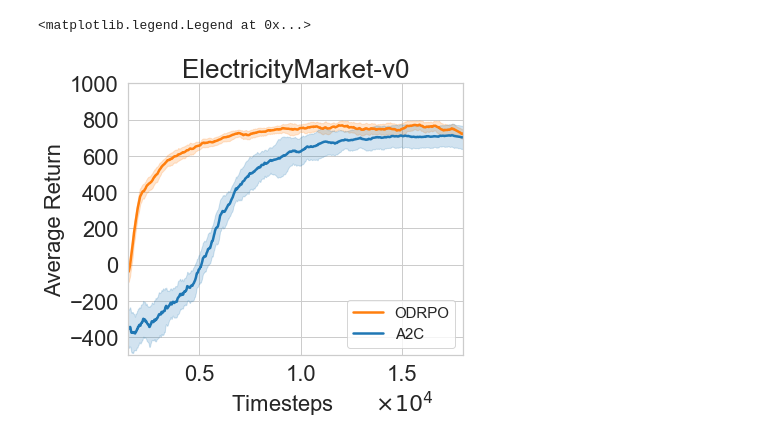
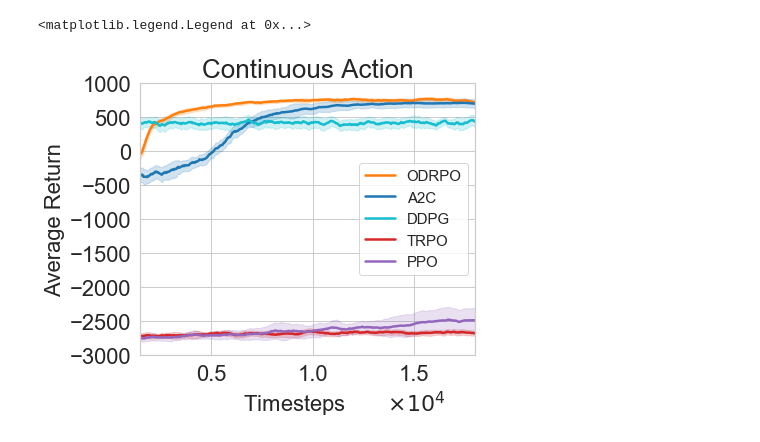
Before and after one commit to kadysongbb/efficient-wpo, a Jupyter notebook: continuous_control/view_training_continuous_EM.ipynb, the cells around one changed output. Saved outputs shown, nothing was run; the diff lists cells and outputs as text; code cells hidden in the pictures.

```diff
--- a/continuous_control/view_training_continuous_EM.ipynb
+++ b/continuous_control/view_training_continuous_EM.ipynb
@@ -97,8 +97,8 @@ if env_name == "ElectricityMarket":
     num_timesteps = 2*(10**4)
     num_points = 2000
     window_size = 50
-    plt.title('ElectricityMarket-v0', fontsize = 26)
-    plt.ylim(-500, 1000)
+    plt.title('Continuous Action', fontsize = 26)
+    plt.ylim(-3000, 1000)
     plt.xlim(0.15, 1.8)
     plt.locator_params(axis="x", nbins=4)
     drpo_file = ['log_files/em_results1_30000_1.txt'
@@ -109,6 +109,19 @@ if env_name == "ElectricityMarket":
                     , './tmp/a2c_electricitymarket_monitor2.csv'
                     ,'./tmp/a2c_electricitymarket_monitor3.csv'
                    ]
+    trpo_log_name = ['./tmp/trpo_electricitymarket_monitor1.csv'
+                    ,'./tmp/trpo_electricitymarket_monitor2.csv'
+                    ,'./tmp/trpo_electricitymarket_monitor3.csv']
+
+    ppo_log_name = ['./tmp/ppo_electricitymarket_monitor1.csv'
+                    ,'./tmp/ppo_electricitymarket_monitor2.csv'
+                    ,'./tmp/ppo_electricitymarket_monitor3.csv'
+                    ]
+
+    ddpg_log_name = ['./tmp/ddpg_electricitymarket_monitor1.csv'
+                     ,'./tmp/ddpg_electricitymarket_monitor2.csv'
+                     ,'./tmp/ddpg_electricitymarket_monitor3.csv'
+                    ]
 
 with open(drpo_file[0], "r") as data:
     data_dict = ast.literal_eval(data.read())
@@ -121,64 +134,72 @@ if len(drpo_file) > 1:
     x = np.linspace(0, num_timesteps, num=num_points)
     data_length = len(moving_average[0])
     ax.plot(x[len(x)-data_length:len(x)]/10**4, moving_average[0], label='ODRPO', linewidth = 2.5, color = 'tab:orange')
     ax.fill_between(x[len(x)-data_length:len(x)]/10**4, moving_average[1], moving_average[2], alpha=0.2, color = 'tab:orange')
 else:
     train_rewards = np.array(train_rewards)
     x_val = train_rewards[:,0]
     data_length = len(moving_average[0])
     ax.plot(x_val[len(x_val)-data_length:len(x_val)]/10**4, moving_average[0], label='ODRPO', linewidth = 2.5, color = 'tab:orange')
     ax.fill_between(x_val[len(x_val)-data_length:len(x_val)]/10**4, moving_average[1], moving_average[2], alpha=0.2, color = 'tab:orange')
 
 # read baseline results
 # A2C
 moving_average = find_baseline_moving_avg(a2c_log_name, window_size, num_timesteps, num_points)
 if len(a2c_log_name) == 1:
     temp = pd.read_csv(a2c_log_name[0], sep=',', skiprows = 0, header= 1)
     x_val = temp['l']
     data_length = len(moving_average[0])
     ax.plot(np.cumsum(x_val)[len(x_val)-data_length:len(x_val)]/10**4, moving_average[0], label='A2C', linewidth = 2.5, color = 'tab:blue')
     ax.fill_between(np.cumsum(x_val)[len(x_val)-data_length:len(x_val)]/10**4, moving_average[1], moving_average[2], alpha=0.2, color = 'tab:blue')
 else:
     x = np.linspace(0, num_timesteps, num=num_points)
     data_length = len(moving_average[0])
     ax.plot(x[len(x)-data_length:len(x)]/10**4, moving_average[0], label='A2C', linewidth = 2.5, color = 'tab:blue')
     ax.fill_between(x[len(x)-data_length:len(x)]/10**4, moving_average[1], moving_average[2], alpha=0.2, color = 'tab:blue')
 
-# # TRPO
-# moving_average = find_baseline_moving_avg(trpo_log_name, window_size, num_timesteps, num_points)
-# if len(trpo_log_name) == 1:
-#     temp = pd.read_csv(trpo_log_name[0], sep=',', skiprows = 0, header= 1)
-#     x_val = temp['l']
-#     data_length = len(moving_average[0])
-#     ax.plot(np.cumsum(x_val)[len(x_val)-data_length:len(x_val)]/10**5, moving_average[0], label='TRPO', linewidth = 2.5)
-#     ax.fill_between(np.cumsum(x_val)[len(x_val)-data_length:len(x_val)]/10**5, moving_average[1], moving_average[2], alpha=0.2)
-# else:
-#     x = np.linspace(0, num_timesteps, num=num_points)
-#     data_length = len(moving_average[0])
-#     ax.plot(x[len(x)-data_length:len(x)]/10**5, moving_average[0], label='TRPO', linewidth = 2.5)
-#     ax.fill_between(x[len(x)-data_length:len(x)]/10**5, moving_average[1], moving_average[2], alpha=0.2)
-# print('TRPO')
-# print(np.mean(moving_average[0][-30:]))
-# print(np.mean(moving_average[2][-30:]) - np.mean(moving_average[0][-30:]))
+# DDPG
+moving_average = find_baseline_moving_avg(ddpg_log_name, window_size, num_timesteps, num_points)
+if len(ddpg_log_name) == 1:
+    temp = pd.read_csv(ddpg_log_name[0], sep=',', skiprows = 0, header= 1)
+    x_val = temp['l']
+    data_length = len(moving_average[0])
+    ax.plot(np.cumsum(x_val)[len(x_val)-data_length:len(x_val)]/10**4, moving_average[0], label='DDPG', linewidth = 2.5, color = 'tab:cyan')
+    ax.fill_between(np.cumsum(x_val)[len(x_val)-data_length:len(x_val)]/10**4, moving_average[1], moving_average[2], alpha=0.2, color = 'tab:cyan')
+else:
+    x = np.linspace(0, num_timesteps, num=num_points)
+    data_length = len(moving_average[0])
+    ax.plot(x[len(x)-data_length:len(x)]/10**4, moving_average[0], label='DDPG', linewidth = 2.5, color = 'tab:cyan')
+    ax.fill_between(x[len(x)-data_length:len(x)]/10**4, moving_average[1], moving_average[2], alpha=0.2, color = 'tab:cyan')
 
-# # PPO
-# moving_average = find_baseline_moving_avg(ppo_log_name, window_size, num_timesteps, num_points)
-# if len(ppo_log_name) == 1:
-#     temp = pd.read_csv(ppo_log_name[0], sep=',', skiprows = 0, header= 1)
-#     x_val = temp['l']
-#     data_length = len(moving_average[0])
-#     ax.plot(np.cumsum(x_val)[len(x_val)-data_length:len(x_val)]/10**5, moving_average[0], label='PPO', linewidth = 2.5)
-#     ax.fill_between(np.cumsum(x_val)[len(x_val)-data_length:len(x_val)]/10**5, moving_average[1], moving_average[2], alpha=0.2)
-# else:
-#     x = np.linspace(0, num_timesteps, num=num_points)
-#     data_length = len(moving_average[0])
-#     ax.plot(x[len(x)-data_length:len(x)]/10**5, moving_average[0], label='PPO', linewidth = 2.5)
-#     ax.fill_between(x[len(x)-data_length:len(x)]/10**5, moving_average[1], moving_average[2], alpha=0.2)
-# print('PPO')
-# print(np.mean(moving_average[0][-30:]))
-# print(np.mean(moving_average[2][-30:]) - np.mean(moving_average[0][-30:]))
+# TRPO
+moving_average = find_baseline_moving_avg(trpo_log_name, window_size, num_timesteps, num_points)
+if len(trpo_log_name) == 1:
+    temp = pd.read_csv(trpo_log_name[0], sep=',', skiprows = 0, header= 1)
+    x_val = temp['l']
+    data_length = len(moving_average[0])
+    ax.plot(np.cumsum(x_val)[len(x_val)-data_length:len(x_val)]/10**4, moving_average[0], label='TRPO', linewidth = 2.5, color = "tab:red")
+    ax.fill_between(np.cumsum(x_val)[len(x_val)-data_length:len(x_val)]/10**4, moving_average[1], moving_average[2], alpha=0.2, color = "tab:red")
+else:
+    x = np.linspace(0, num_timesteps, num=num_points)
+    data_length = len(moving_average[0])
+    ax.plot(x[len(x)-data_length:len(x)]/10**4, moving_average[0], label='TRPO', linewidth = 2.5, color = "tab:red")
+    ax.fill_between(x[len(x)-data_length:len(x)]/10**4, moving_average[1], moving_average[2], alpha=0.2, color = "tab:red")
 
-ax.legend(loc='lower right', fontsize = 15)
+# PPO
+moving_average = find_baseline_moving_avg(ppo_log_name, window_size, num_timesteps, num_points)
+if len(ppo_log_name) == 1:
+    temp = pd.read_csv(ppo_log_name[0], sep=',', skiprows = 0, header= 1)
+    x_val = temp['l']
+    data_length = len(moving_average[0])
+    ax.plot(np.cumsum(x_val)[len(x_val)-data_length:len(x_val)]/10**4, moving_average[0], label='PPO', linewidth = 2.5, color = "tab:purple")
+    ax.fill_between(np.cumsum(x_val)[len(x_val)-data_length:len(x_val)]/10**4, moving_average[1], moving_average[2], alpha=0.2, color = "tab:purple")
+else:
+    x = np.linspace(0, num_timesteps, num=num_points)
+    data_length = len(moving_average[0])
+    ax.plot(x[len(x)-data_length:len(x)]/10**4, moving_average[0], label='PPO', linewidth = 2.5, color = "tab:purple")
+    ax.fill_between(x[len(x)-data_length:len(x)]/10**4, moving_average[1], moving_average[2], alpha=0.2, color = "tab:purple")
+
+ax.legend(loc='center right', fontsize = 15)
 # %% [output]
 <matplotlib.legend.Legend at 0x...>
-[figure, old version]
+[figure, new version]
```
Also changed, not shown: 15 other files.
